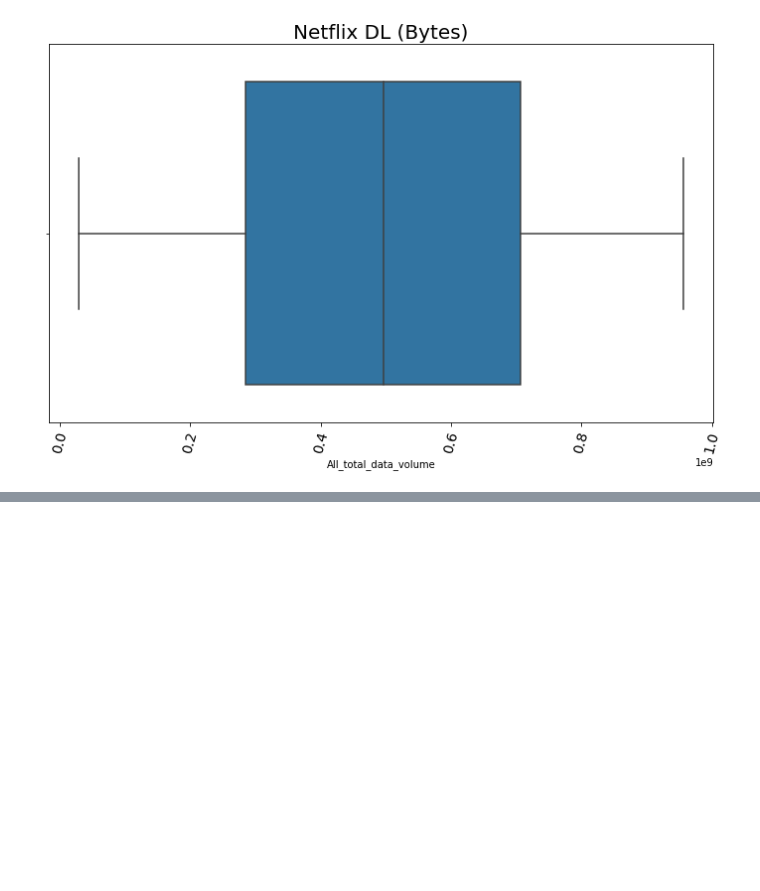
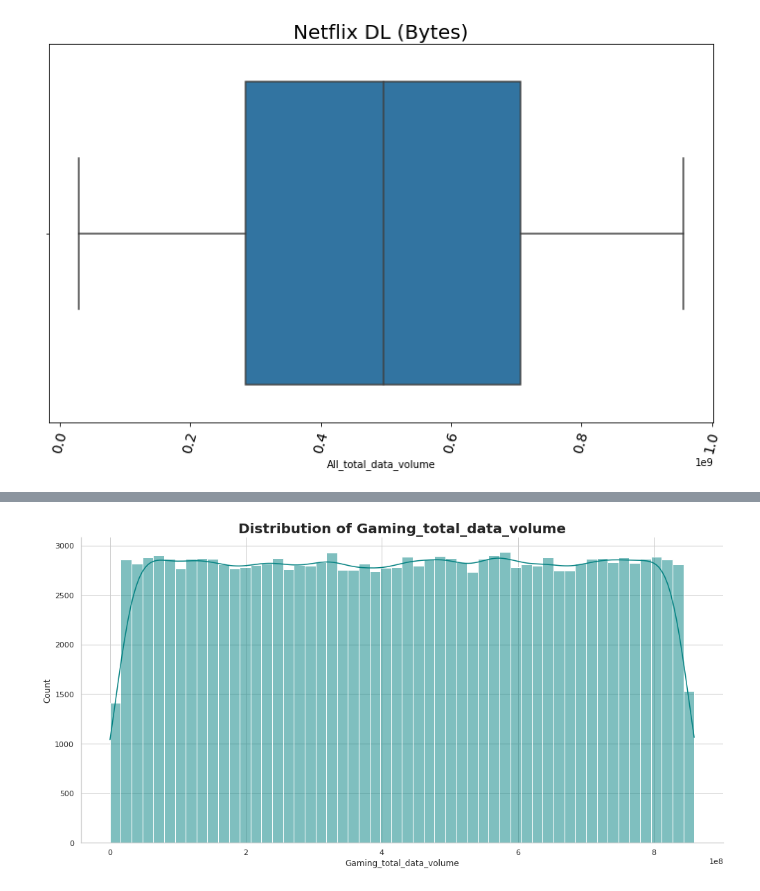
Before and after one commit to behigu/TellCo-Telecom-User-s-Data-Analysis, a Jupyter notebook: notebooks/Telco_telecom_user_data_analysis.ipynb, the cells around one changed output, grey strips where cells are left out. Saved outputs shown, nothing was run; the diff lists cells and outputs as text; code cells hidden in the pictures; blank space fills up the shorter version.

```diff
--- a/notebooks/Telco_telecom_user_data_analysis.ipynb
+++ b/notebooks/Telco_telecom_user_data_analysis.ipynb
@@ -555,0 +602,4 @@ plot_box(df_clean, "All_total_data_volume", "Netflix DL (Bytes)")
+# %%
+plot_hist(df_clean, "Gaming_total_data_volume", "teal")
+# %% [output]
+[figure, added]
```
Also changed, not shown: parts of 10 cells of this notebook.
